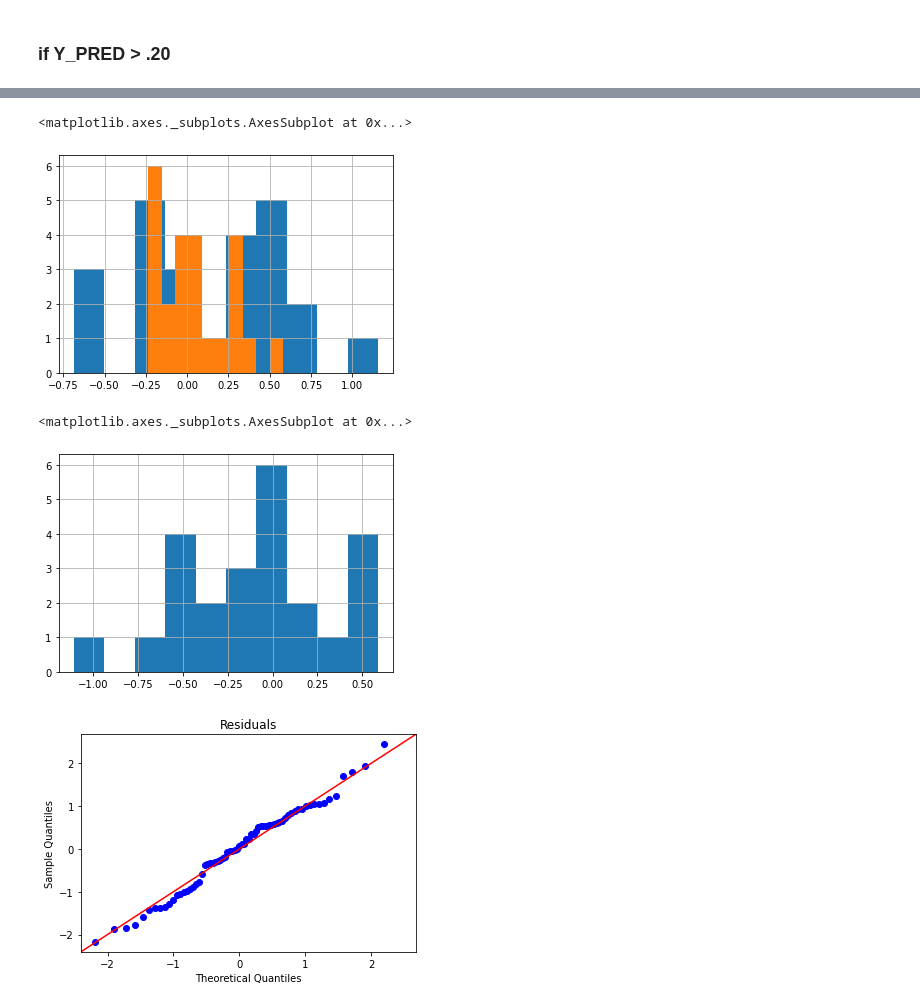
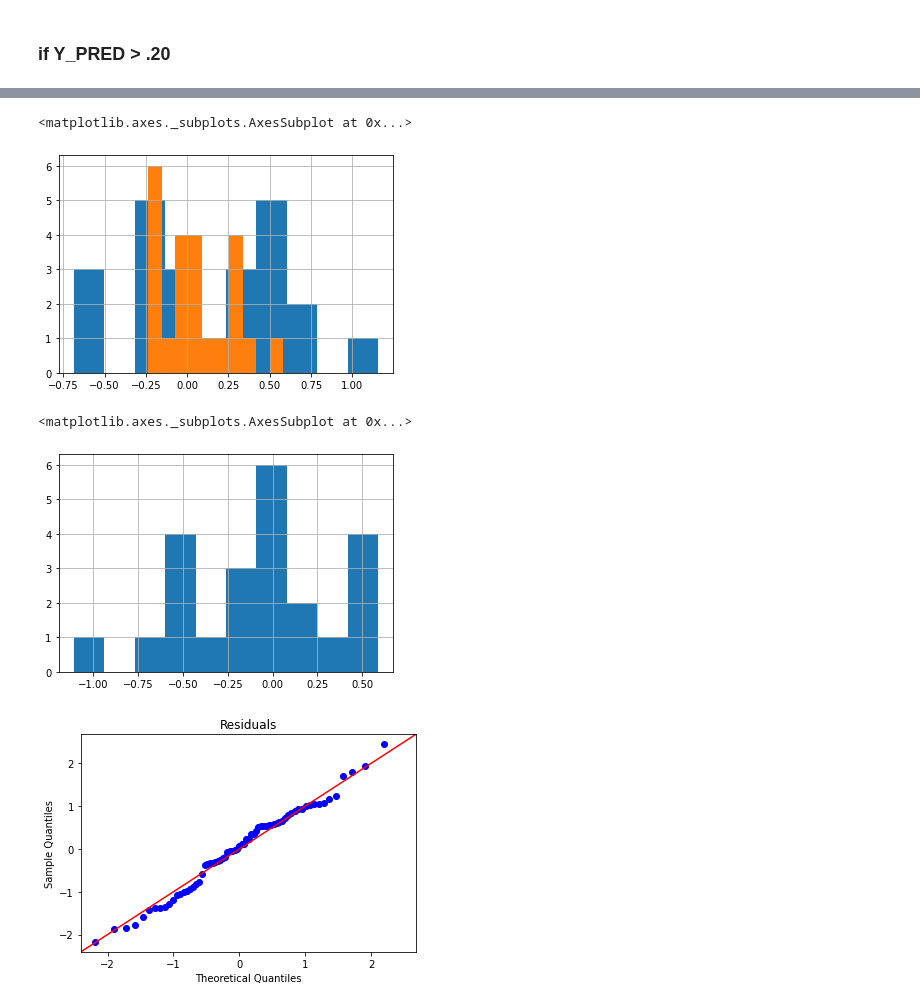
Before and after one commit to MahamadouNiakate/crypto_pred, a Jupyter notebook: notebooks/DBD_Crypto_Monthly_2.ipynb, the cells around one changed output, grey strips where cells are left out. Cells and saved outputs as stored; diff of their text form; code cells hidden in the pictures.

Commit message:
Changed gain/loss calculation to use end of month actual price versus monthly average price

```diff
--- a/notebooks/DBD_Crypto_Monthly_2.ipynb
+++ b/notebooks/DBD_Crypto_Monthly_2.ipynb
@@ -197,9 +254,9 @@ display(test_scaled.tail())
 # %%
-X_train = train_scaled.copy().drop(columns=['Close_shift_diff_percent'])
-y_train = train_scaled.copy()['Close_shift_diff_percent']
+X_train = train_scaled.copy().drop(columns=['month_ave_close_shift_diff_percent'])
+y_train = train_scaled.copy()['month_ave_close_shift_diff_percent']
 
-X_test = test_scaled.copy().drop(columns=['Close_shift_diff_percent'])
-y_test = test_scaled.copy()['Close_shift_diff_percent']
+X_test = test_scaled.copy().drop(columns=['month_ave_close_shift_diff_percent'])
+y_test = test_scaled.copy()['month_ave_close_shift_diff_percent']
 
 X_train.shape, y_train.shape, X_test.shape, y_test.shape
 # %% [output]
@@ -285,6 +340,3 @@ predict_df['Y_PRED'].plot(c='green')
 # %% [output]
 <matplotlib.axes._subplots.AxesSubplot at 0x...>
 [figure]
-# %%
-predict_df['gain_loss'] = predict_df['Close_shift'] - predict_df['Close']
-predict_df
@@ -309,0 +343,4 @@ predict_df
+# %%
+#merge actual close with the dataframe
+predict_df = predict_df.merge(month_close_df, how='left', left_index=True, right_index=True)
+predict_df
@@ -309,0 +366,10 @@ predict_df
+# %%
+# predict_df['gain_loss'] = predict_df['Close_shift'] - predict_df['Close']
+# predict_df
+
+predict_df['gain_loss'] = None
+for i in range(1, len(predict_df)):
+  predict_df['gain_loss'][i] = predict_df['month_close'][i] - predict_df['month_close'][i-1]
+
+predict_df.dropna(inplace=True)
+predict_df
@@ -468,15 +538,15 @@ Notes:
 strong multicollinearity or other numerical problems.
 # %%
 predict_df['Y_PRED'].hist()
-predict_df['Close_shift_diff_percent'].hist()
+predict_df['month_ave_close_shift_diff_percent'].hist()
 # %% [output]
 <matplotlib.axes._subplots.AxesSubplot at 0x...>
-[figure, old version]
+[figure, new version]
 # %%
-(predict_df['Close_shift_diff_percent']-predict_df['Y_PRED']).hist()
+(predict_df['month_ave_close_shift_diff_percent']-predict_df['Y_PRED']).hist()
 # %% [output]
 <matplotlib.axes._subplots.AxesSubplot at 0x...>
-[figure, old version]
+[figure, new version]
 # %%
 sm.qqplot(ols.resid, fit=True, line='45')
 plt.title('Residuals')
```
Also changed, not shown: parts of 37 cells of this notebook.
